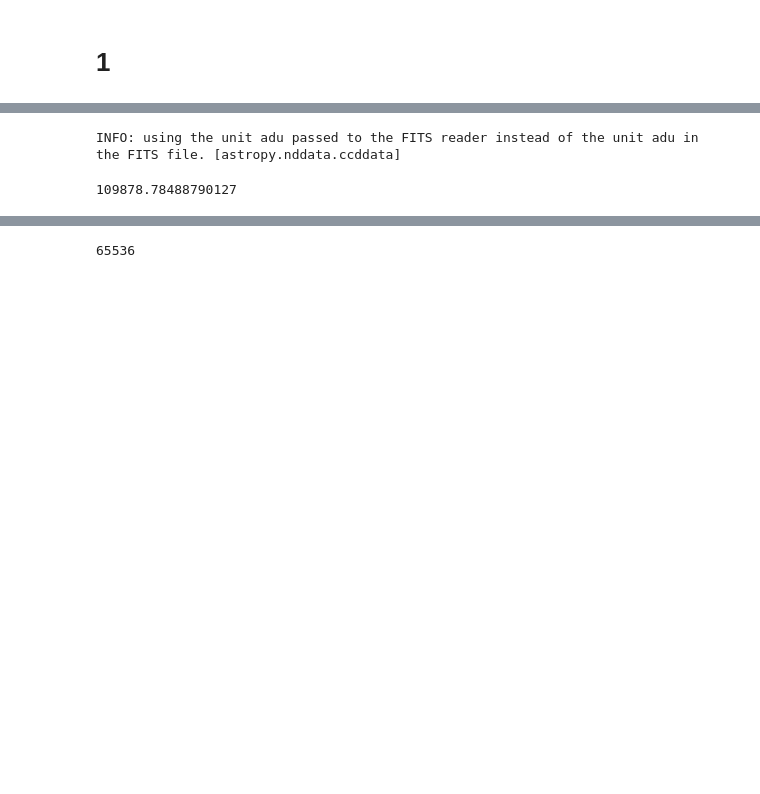
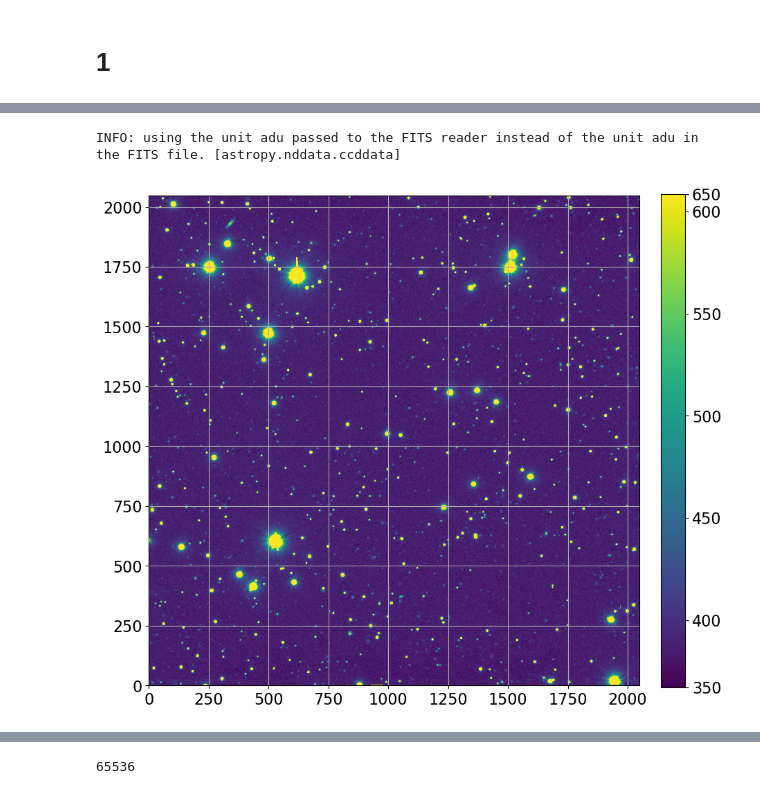
Before and after one commit to VanderbiltAstronomy/astr_8060_f23, a Jupyter notebook: work/schultls/hw6/hw6_nb.ipynb, the cells around one changed output, grey strips where cells are left out. Cells and saved outputs as stored; diff of their text form; code cells hidden in the pictures; blank space fills up the shorter version.

```diff
--- a/work/schultls/hw6/hw6_nb.ipynb
+++ b/work/schultls/hw6/hw6_nb.ipynb
@@ -89,6 +89,6 @@ g06-25   Bias             0s  in spectra mode for use with flats
 # %%
 linearity_tst_imgs = imgs.files_filtered(filter='V', include_path=True)[10:17]
 # %%
-np.max(CCDData.read(linearity_tst_imgs[-1], unit='adu'))
+show_image(CCDData.read(linearity_tst_imgs[-2], unit='adu'))
 # %% [output]
 INFO:astropy:using the unit adu passed to the FITS reader instead of the unit adu in the FITS file.
@@ -97,2 +97,2 @@ WARNING:astropy:FITSFixedWarning: 'datfix' made the change 'Set MJD-OBS to 55005
 INFO: using the unit adu passed to the FITS reader instead of the unit adu in the FITS file. [astropy.nddata.ccddata]
-109878.78488790127
+[figure, added]
```
Also changed, not shown: parts of 20 cells of this notebook.
